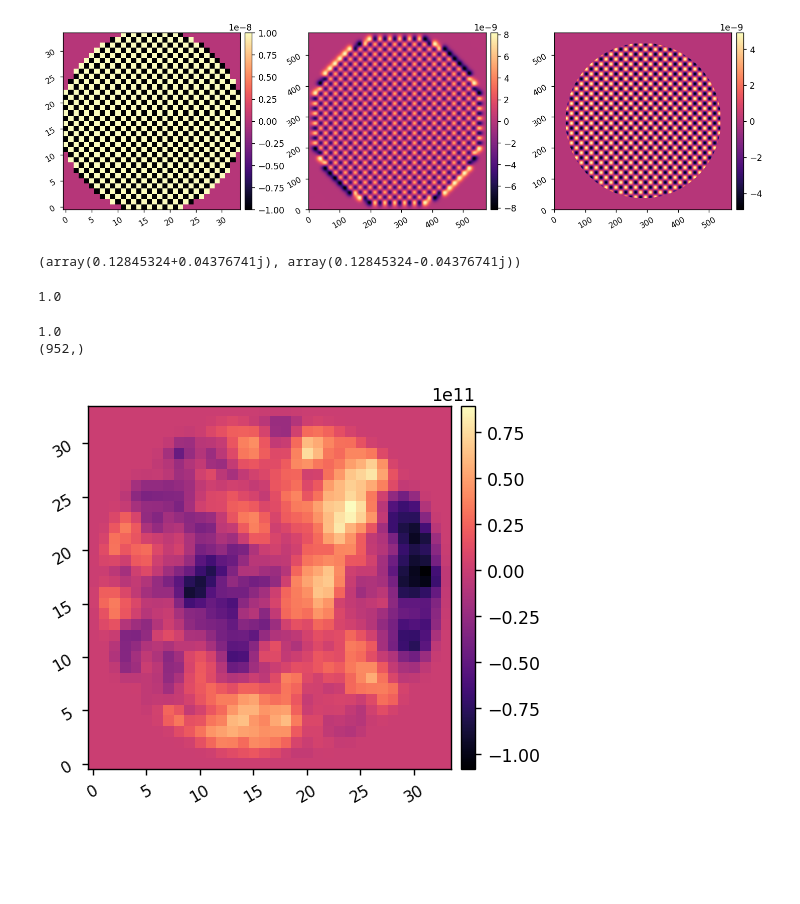
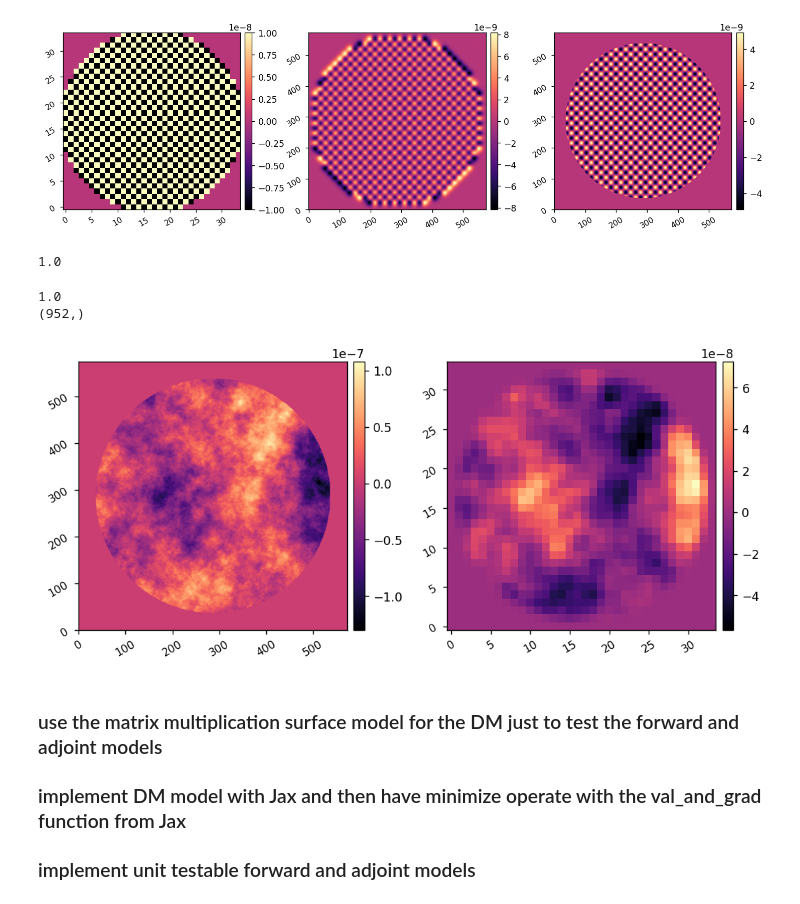
Before and after one commit to uasal/scoob-psf, a Jupyter notebook: example-notebooks/ad_dm.ipynb, the cells around one changed output. Saved outputs shown, nothing was run; the diff lists cells and outputs as text; code cells hidden in the pictures; blank space fills up the shorter version.

Commit message:
still can't figure out L-BFGS-B but the ajdoint model of the coronagraph seems to be making sense

```diff
--- a/example-notebooks/ad_dm.ipynb
+++ b/example-notebooks/ad_dm.ipynb
@@ -75,7 +71,7 @@ reload(utils)
 WFE, mask = utils.generate_wfe(diam=pupil_diam,
                                 npix=npix, oversample=1,
                                 wavelength=wavelength,
-                                opd_index=2.75, amp_index=3,
+                                opd_index=3, amp_index=3,
                                 opd_rms=35*u.nm, amp_rms=0.05,
                                 # opd_seed=12, amp_seed=1234,
                                 remove_modes=12)
@@ -114,10 +106,6 @@ waffle_surf = forward_dm(waffle_command[dm_mask])
 imshow3(waffle_command, waffle_surf, waffle_surf*mask)
 # %% [output]
 [figure]
-# %%
-fourier_inf_fun[20,40], fourier_inf_fun.transpose().conjugate()[40,20]
-# %% [output]
-(array(0.12845324+0.04376741j), array(0.12845324-0.04376741j))
 # %%
 def compute_cost_fun(actuators):
 
@@ -157,31 +145,36 @@ def adjoint_dm(actuators, return_np=False):
 # %%
 def val_and_grad(actuators):
 
     actuators = xp.array(actuators)
     s_dm = forward_dm(actuators)
-    total = wfe_opd + s_dm
-    J = total[mask].dot(total[mask]) / 2.4195587499999994e-10
+    total_wfe =  wfe_opd + s_dm
+    masked_total = mask * total_wfe
+    J = masked_total.flatten().dot(masked_total.flatten()) / 2.41955875e-10
+    print(J)
 
-    dJ_dsDM = 2 * (total) / 2.4195587499999994e-10
+    dJ_dwfe = 2 * (masked_total)
+    x2_bar = xp.fft.fft2(dJ_dwfe.real)
+    x1_bar = fourier_inf_fun.conjugate() * x2_bar
+    dJ_dA = Mx_back@x1_bar@My_back / xp.sum(xp.abs(Mx_back))**2
+    dJ_dA = dJ_dA[dm_mask].real
+    # print(dJ_dA.dot(dJ_dA))
 
-    x2_bar = xp.fft.fft2(dJ_dsDM)
-    x1_bar = fourier_inf_fun.conjugate() * x2_bar
-    dJ_dA = Mx_back@x1_bar@My_back
-    dJ_dA = dJ_dA[dm_mask].real
-
-    return ensure_np_array(J), ensure_np_array(dJ_dA)
+    return ensure_np_array(J), -ensure_np_array(dJ_dA)
 
 actuators = xp.zeros(Nacts)
 J0, dJ_dA = val_and_grad(actuators)
-print(J0)
 print(dJ_dA.shape)
 
 dm_grad = xp.zeros((Nact,Nact), dtype=dJ_dA.dtype)
 dm_grad[dm_mask] = dJ_dA
-imshow1(dm_grad)
+imshow2(wfe_opd, dm_grad)
 # %% [output]
 1.0
 (952,)
-[figure, old version]
+[figure, new version]
+# %% [markdown]
+### use the matrix multiplication surface model for the DM just to test the forward and adjoint models
+### implement DM model with Jax and then have minimize operate with the val_and_grad function from Jax
+### implement unit testable forward and adjoint models
 # %% [markdown]
 ![image.png](attachment:image.png)
```
Also changed, not shown: parts of 11 cells of this notebook, 1 other file.
